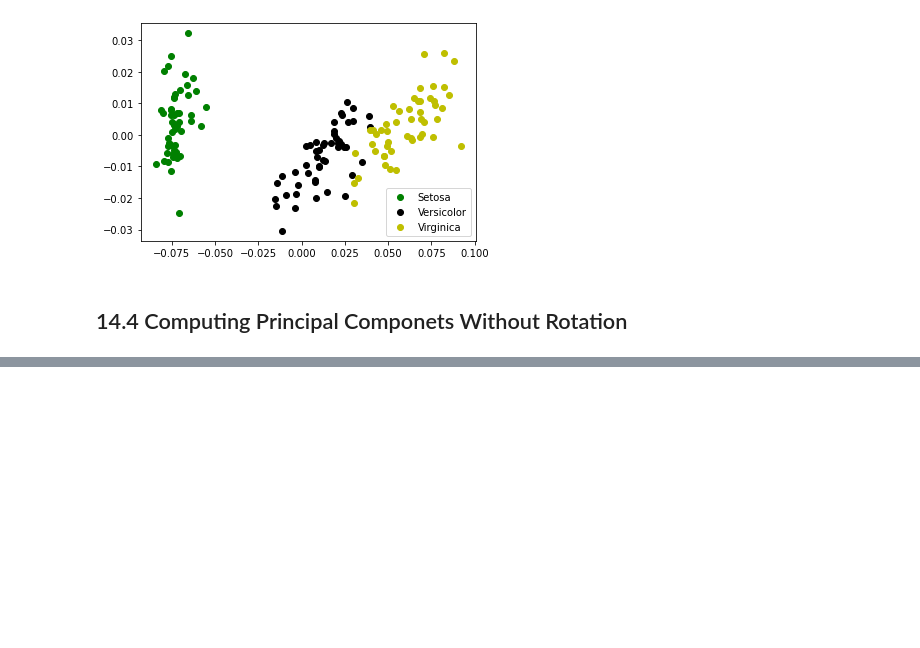
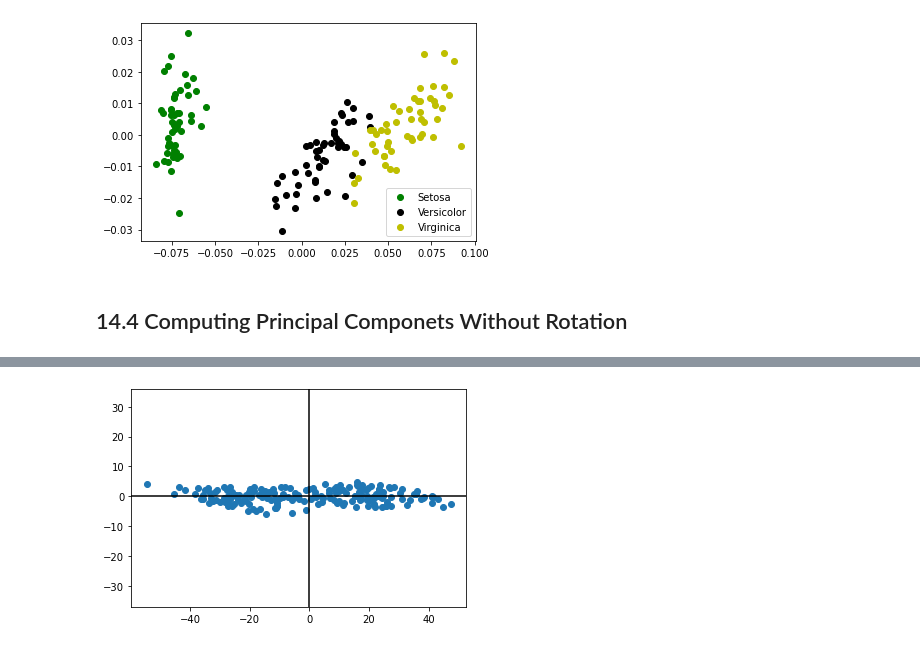
Before and after one commit to flyingdutch20/DataScienceBookcamp, a Jupyter notebook: part_4_online_job_postings.ipynb, the cells around one changed output, grey strips where cells are left out. Saved outputs shown, nothing was run; the diff lists cells and outputs as text; code cells hidden in the pictures; blank space fills up the shorter version.

```diff
--- a/part_4_online_job_postings.ipynb
+++ b/part_4_online_job_postings.ipynb
@@ -999,0 +1098,19 @@ visualize_flower_data(transformed_data_2D)
+# %%
+outer_product = np.outer(eigenvector, eigenvector)
+for i in range(eigenvector.size):
+    for j in range(eigenvector.size):
+        assert outer_product[i][j] == eigenvector[i] * eigenvector[j]
+# %%
+deflated_matrix = cov_matrix - eigenvalue * outer_product
+# %%
+np.random.seed(0)
+next_eigenvector, _ = power_iteration(deflated_matrix)
+components = np.array([eigenvector, next_eigenvector])
+projections = components @ centered_data
+plt.scatter(projections[0], projections[1])
+plt.axhline(0, c='black')
+plt.axvline(0, c='black')
+plt.axis('equal')
+plt.show()
+# %% [output]
+[figure, added]
```
Also changed, not shown: parts of 44 cells of this notebook.
